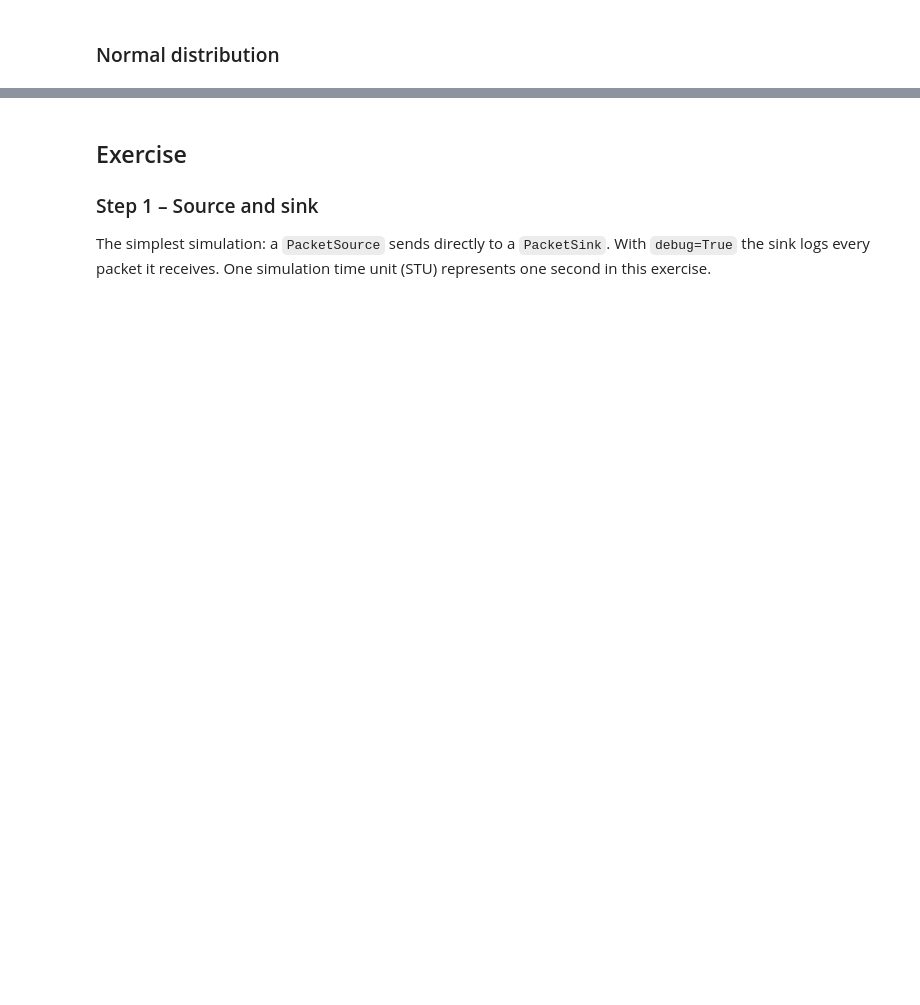
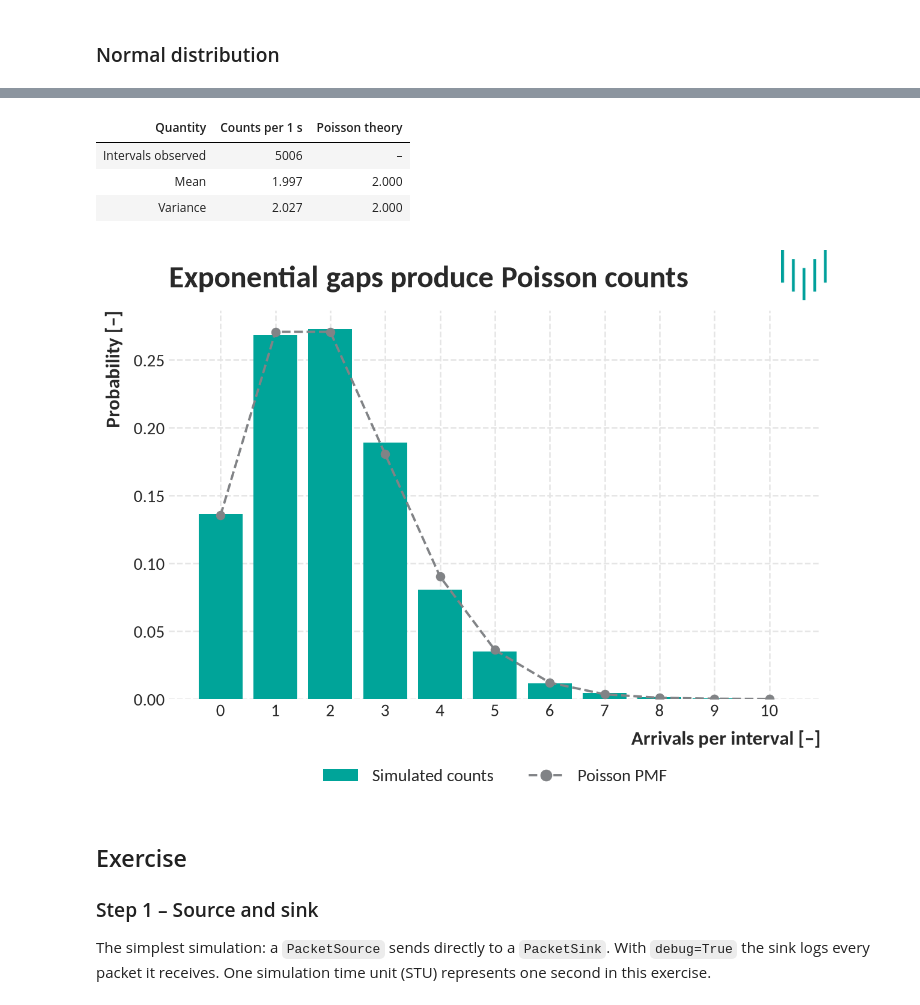
Before and after one commit to jrozhon/qos, a Jupyter notebook: qos-02/qos_02/exercise_02.ipynb, the cells around one changed output, grey strips where cells are left out. Saved outputs shown, nothing was run; the diff lists cells and outputs as text; code cells hidden in the pictures; blank space fills up the shorter version.

```diff
--- a/qos-02/qos_02/exercise_02.ipynb
+++ b/qos-02/qos_02/exercise_02.ipynb
@@ -100,3 +162,47 @@ plt.show()
+# %%
+rng = np.random.default_rng(SEED)
+LAMBDA = 2.0  # arrival rate [s⁻¹]
+
+gaps = rng.exponential(1 / LAMBDA, size=SIZE)
+arrivals = np.cumsum(gaps)
+counts = np.bincount(arrivals.astype(int))[:-1]  # drop the incomplete last second
+
+k = np.arange(counts.max() + 1)
+# log of the PMF, evaluated as k log λ − λ − log k!, to avoid a large factorial
+pmf = np.exp(k * np.log(LAMBDA) - LAMBDA - np.cumsum(np.log(np.maximum(k, 1))))
+
+table(
+    ["Quantity", "Counts per 1 s", "Poisson theory"],
+    [
+        ["Intervals observed", f"{counts.size}", "–"],
+        ["Mean", f"{counts.mean():.3f}", f"{LAMBDA:.3f}"],
+        ["Variance", f"{counts.var():.3f}", f"{LAMBDA:.3f}"],
+    ],
+)
+
+fig, ax = plt.subplots(figsize=(10, 6))
+add_logo(fig)
+ax.hist(
+    counts,
+    bins=np.arange(-0.5, counts.max() + 1.5),
+    density=True,
+    color=colors[0],
+    rwidth=0.8,
+    label="Simulated counts",
+)
+ax.plot(k, pmf, "--o", color=GREY, linewidth=2, markersize=7, label="Poisson PMF")
+ax.set_xticks(k)
+ax.set_xlabel("Arrivals per interval [–]")
+ax.set_ylabel("Probability [–]")
+ax.set_title("Exponential gaps produce Poisson counts")
+add_legend(ax)
+plt.show()
+# %% [output]
+| Quantity | Counts per 1 s | Poisson theory |
+| Intervals observed | 5006 | – |
+| Mean | 1.997 | 2.000 |
+| Variance | 2.027 | 2.000 |
+[figure, added]
 # %% [markdown]
 ## Exercise
 
```
Also changed, not shown: parts of 60 cells of this notebook, 23 other files.
